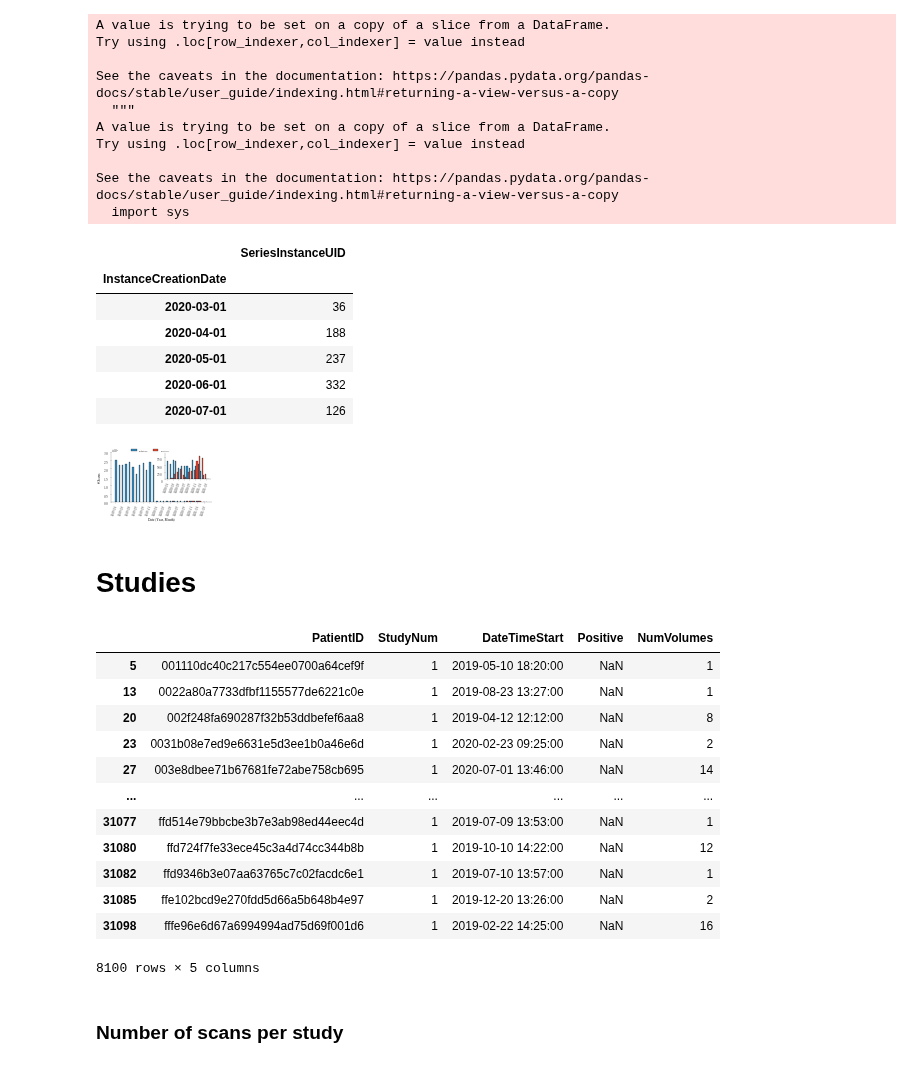
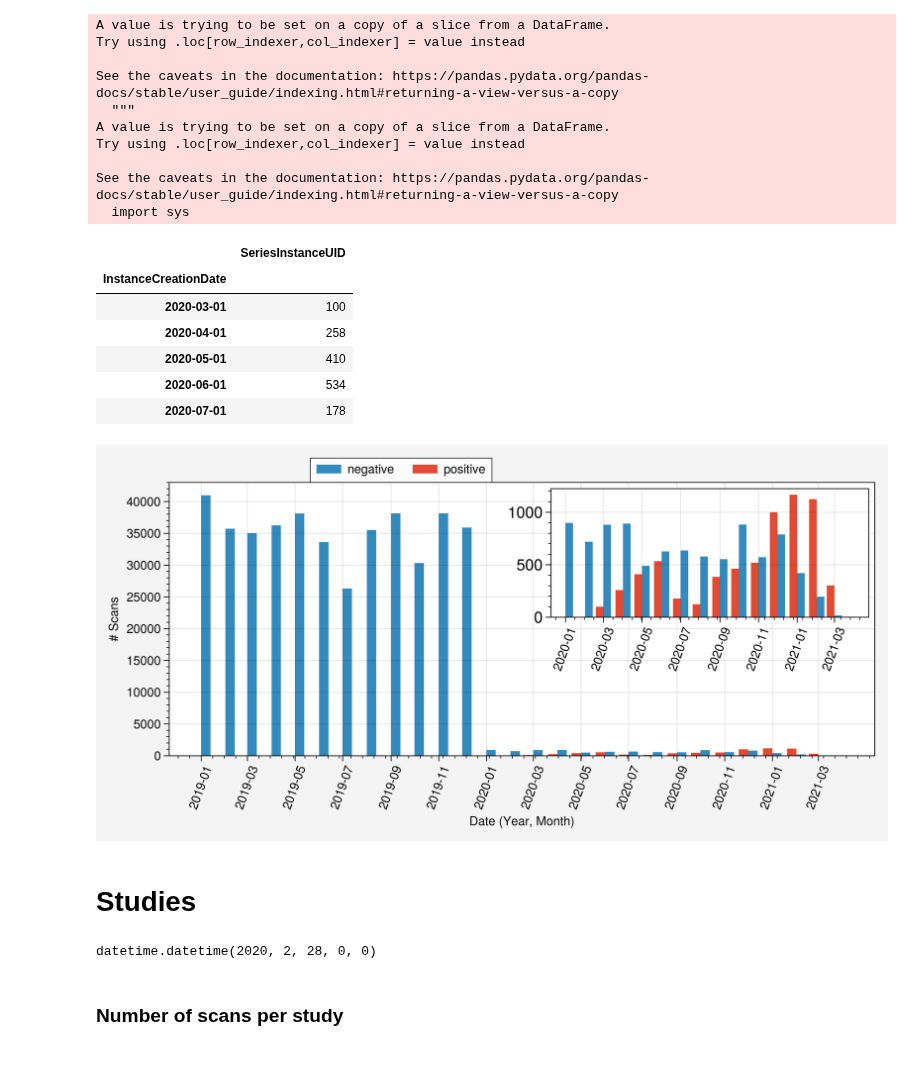
Before and after one commit to Kiril94/Thesis, a Jupyter notebook: cobra/ds_notebooks/general_stats_clean.ipynb, the cells around one changed output. Cells and saved outputs as stored; diff of their text form; code cells hidden in the pictures.

```diff
--- a/cobra/ds_notebooks/general_stats_clean.ipynb
+++ b/cobra/ds_notebooks/general_stats_clean.ipynb
@@ -52,8 +57,8 @@ table_dir = join(base_dir, 'data/tables')
 with open(join(table_dir, 'scan_tables','scan_after_sq_pred_dst_nos_date.pkl'), 'rb') as f:
     dfc = pickle.load(f)
 # %%
-dfc['positive_scan'] = 0
-dfc.loc[dfc.days_since_test>=-3, 'positive_scan'] = 1
+dfc['positive'] = 0
+dfc.loc[dfc.days_since_test>=-4, 'positive'] = 1
 # %% [markdown]
 ## Drop missing dates from 2020
 # %%
@@ -71,16 +79,23 @@ fig.savefig(join(fig_dir, 'basic_stats','days_since_test.png'))
 # %% [markdown]
 ## Number of positive and negative patients by modality
 # %%
-labels = ['2019', 'positive']
-mpl.rcParams['figure.dpi'] = 60
-pos_mask = dfc.Positive==1
+labels = ['negative', 'positive']
+#mpl.rcParams['figure.dpi'] = 60
+pos_mask = dfc.positive==1
 pos_pat_count = dfc['PatientID'][pos_mask].nunique()
 neg_pat_count = dfc['PatientID'][~pos_mask].nunique()
 counts = np.array([neg_pat_count, pos_pat_count])
 kwargs={'xlabel':'', 'show':False, 'yrange':(0,26000),
         'ylabel':'Patient Count', 'title':'Number of Patients with MRI scans'}
-fig, ax = svis.bar(labels, counts, kwargs=kwargs)
-ax.text(1-.05, pos_pat_count+300, pos_pat_count, fontsize=22)
-ax.text(0-.1, neg_pat_count+300, neg_pat_count, fontsize=22)
-ax.axes.formatter.use_mathtext(False)
+fig = pplt.figure(figsize=(4,3))
+ax = fig.subplot(xlabel='', ylabel='# Patients')
+barlist = ax.bar(labels, counts, kwargs=kwargs, color=colors[3])
+barlist[0].set_color(colors[1])
+barlist[1].set_color(colors[0])
+ax.text(1-.05, pos_pat_count+300, pos_pat_count, fontsize=10)
+ax.text(0-.1, neg_pat_count+300, neg_pat_count, fontsize=10)
+ax.set_ylim(0,25600)
+#ax.axes.formatter.use_mathtext(False)
+# fig.savefig(join(fig_dir, 'basic_stats', 'positive_vs_neg_num_patients.png'), dpi=1000,
+#     bbox_to_inches='tight')
 # %% [output]
@@ -92,8 +107,8 @@ AttributeError: 'AxesSubplot' object has no attribute 'formatter'
 ## For each volume
 # %%
 dft = dfcc[dfcc.InstanceCreationDate!=dt(2018,1,1)]
-dftp = dft[dft.positive_scan==1]
-dftn = dft[dft.positive_scan==0]
+dftp = dft[dft.positive==1]
+dftn = dft[dft.positive==0]
 dftp['InstanceCreationDate'] = dftp['InstanceCreationDate'].apply(
     lambda x: dt(int(x.year), int(x.month), 1))
 dftn['InstanceCreationDate'] = dftn['InstanceCreationDate'].apply(
@@ -116,11 +131,11 @@ dftp.head()
 # %% [output]
 |  | SeriesInstanceUID |
 | InstanceCreationDate |  |
-| 2020-03-01 | 36 |
-| 2020-04-01 | 188 |
-| 2020-05-01 | 237 |
-| 2020-06-01 | 332 |
-| 2020-07-01 | 126 |
+| 2020-03-01 | 100 |
+| 2020-04-01 | 258 |
+| 2020-05-01 | 410 |
+| 2020-06-01 | 534 |
+| 2020-07-01 | 178 |
 # %%
 dftp = dftp[(dftp.index>=dt(2018,11,1))&\
      (dftp.index<=dt(2021,4,16))]#.set_index('InstanceCreationDate')
@@ -132,41 +147,48 @@ dftp2 = dftp[(dftp.index>=dt(2020,1,1))&\
 dftn2 = dftn[(dftn.index>=dt(2020,1,1))&\
      (dftn.index<=dt(2021,4,16))]#.set_index('InstanceCreationDate')
 # %%
-fig, ax = plt.subplots()
+fig, ax = plt.subplots(figsize=(8,4))
 ax.bar(dftn.index+datetime.timedelta(6), dftn.SeriesInstanceUID,
     width=12, color=colors[1],label='negative')
 ax.bar(dftp.index-datetime.timedelta(6), dftp.SeriesInstanceUID, width=12, color=colors[0],
     label='positive')
 axins = inset_axes(ax,
     width="45%", # width = 30% of parent_bbox
     height=1.3, # height : 1 inch
     loc=1)
 
-axins.bar(dftn2.index+datetime.timedelta(6), dftn2.SeriesInstanceUID, width=12, color=colors[1], )
-axins.bar(dftp2.index-datetime.timedelta(6), dftp2.SeriesInstanceUID, width=12, color=colors[0],)
+axins.bar(dftn2.index+datetime.timedelta(6), dftn2.SeriesInstanceUID, width=12,
+            color=colors[1], )
+axins.bar(dftp2.index-datetime.timedelta(6), dftp2.SeriesInstanceUID, width=12,
+    color=colors[0],)
 
 axins.xaxis.set_major_locator(mdates.MonthLocator())
 axins.xaxis.set_major_formatter(mdates.DateFormatter('%Y-%m'))
 axins.tick_params(axis='x', which='major',  rotation=70,)
 axins.tick_params(axis='y', which='major', labelsize=11.5,)
 ax.xaxis.set_major_locator(mdates.MonthLocator())
 ax.xaxis.set_major_formatter(mdates.DateFormatter('%Y-%m'))
 ax.tick_params(axis='x', which='major',  rotation=70)
 ax.tick_params(axis='y', which='major', )
 x_ticks = axins.get_xticks()
 _ = axins.set_xticks(x_ticks[::2])
 
 x_ticks = ax.get_xticks()
 _ = ax.set_xticks(x_ticks[1:-2:2])
 ax.set_ylabel('# Scans', )
 ax.set_xlabel('Date (Year, Month)', )
 ax.legend(ncol=2, loc=(.2,1), )
 fig.tight_layout()
-fig.savefig(join(fig_dir, 'basic_stats','ac_date_pos_neg.png'))
+fig.savefig(join(fig_dir, 'basic_stats','ac_date_pos_neg.png'), bbox_to_inches='tight',
+        dpi=1000)
 # %% [output]
-[figure, old version]
+[figure, new version]
 # %% [markdown]
 # Studies
+# %%
+datetime.datetime(2020,2,28)
+# %% [output]
+datetime.datetime(2020, 2, 28, 0, 0)
 # %%
 df_studies = pd.read_csv(f"{table_dir}/studies_clean.csv",
     converters={'DateTimeStart':utils.date_time_converter})
@@ -175,19 +197,3 @@ dftns = df_studies[df_studies.Positive==0]
-# %%
-df_studies[df_studies.Positive.isna()]
-# %% [output]
-|  | PatientID | StudyNum | DateTimeStart | Positive | NumVolumes |
-| 5 | 001110dc40c217c554ee0700a64cef9f | 1 | 2019-05-10 18:20:00 | NaN | 1 |
-| 13 | 0022a80a7733dfbf1155577de6221c0e | 1 | 2019-08-23 13:27:00 | NaN | 1 |
-| 20 | 002f248fa690287f32b53ddbefef6aa8 | 1 | 2019-04-12 12:12:00 | NaN | 8 |
-| 23 | 0031b08e7ed9e6631e5d3ee1b0a46e6d | 1 | 2020-02-23 09:25:00 | NaN | 2 |
-| 27 | 003e8dbee71b67681fe72abe758cb695 | 1 | 2020-07-01 13:46:00 | NaN | 14 |
-| ... | ... | ... | ... | ... | ... |
-| 31077 | ffd514e79bbcbe3b7e3ab98ed44eec4d | 1 | 2019-07-09 13:53:00 | NaN | 1 |
-| 31080 | ffd724f7fe33ece45c3a4d74cc344b8b | 1 | 2019-10-10 14:22:00 | NaN | 12 |
-| 31082 | ffd9346b3e07aa63765c7c02facdc6e1 | 1 | 2019-07-10 13:57:00 | NaN | 1 |
-| 31085 | ffe102bcd9e270fdd5d66a5b648b4e97 | 1 | 2019-12-20 13:26:00 | NaN | 2 |
-| 31098 | fffe96e6d67a6994994ad75d69f001d6 | 1 | 2019-02-22 14:25:00 | NaN | 16 |
-8100 rows × 5 columns
 # %% [markdown]
 ### Number of scans per study
 # %%
```
Also changed, not shown: parts of 9 cells of this notebook, 4 other files.
